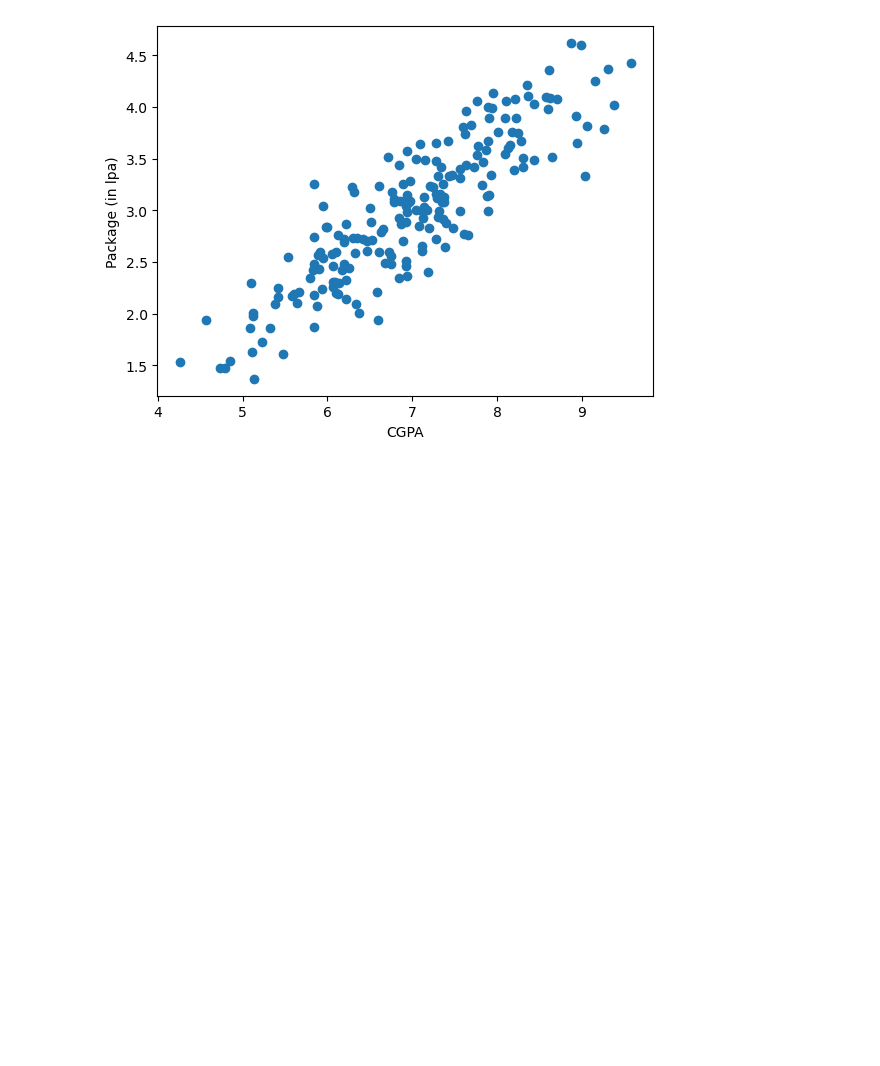
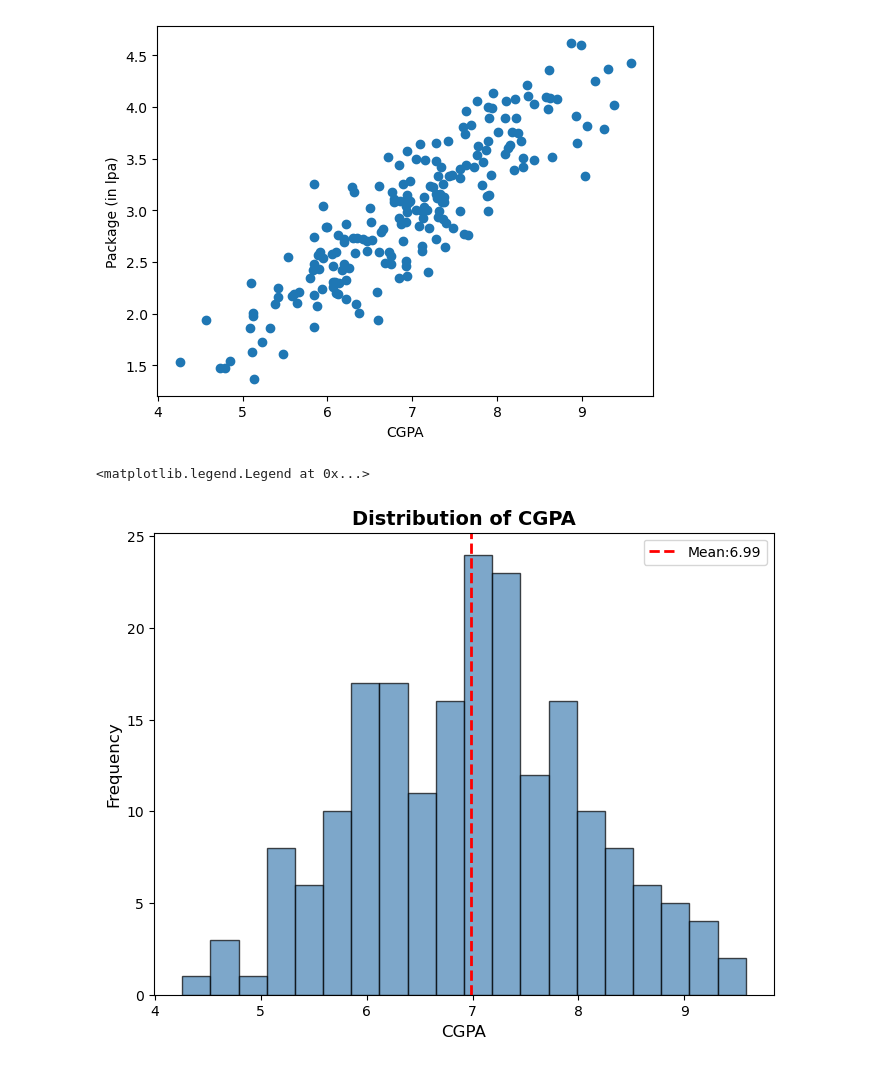
Before and after one commit to rudrarathore169/data-engineering, a Jupyter notebook: python cranes/Untitled5.ipynb, the cells around one changed output. Cells and saved outputs as stored; diff of their text form; code cells hidden in the pictures; blank space fills up the shorter version.

```diff
--- a/python cranes/Untitled5.ipynb
+++ b/python cranes/Untitled5.ipynb
@@ -14,6 +14,13 @@ Text(0, 0.5, 'Package (in lpa)')
 # %%
 plt.figure(figsize=(8,6))
 plt.hist(df['cgpa'],bins = 20,edgecolor='black',alpha=0.7,color='steelblue')
 plt.axvline(df['cgpa'].mean(),color='red',
            linestyle='--',
            linewidth=2,label=f'Mean:{df["cgpa"].mean():.2f}')
+plt.xlabel('CGPA',fontsize=12)
+plt.ylabel('Frequency',fontsize=12)
+plt.title('Distribution of CGPA',fontsize=14,fontweight='bold')
+plt.legend()
+# %% [output]
+<matplotlib.legend.Legend at 0x...>
+[figure, added]
```
Also changed, not shown: parts of 14 cells of this notebook.
